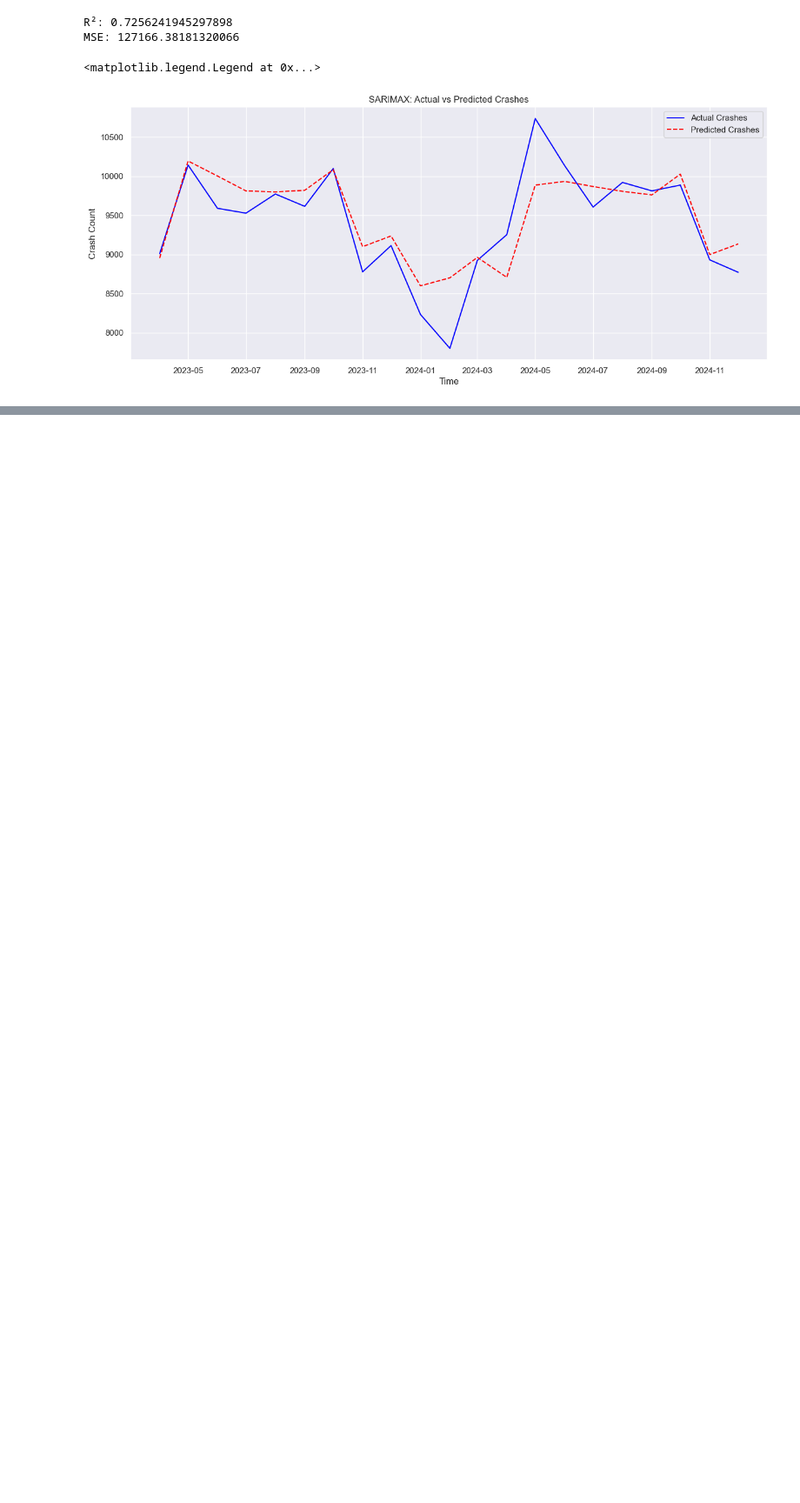
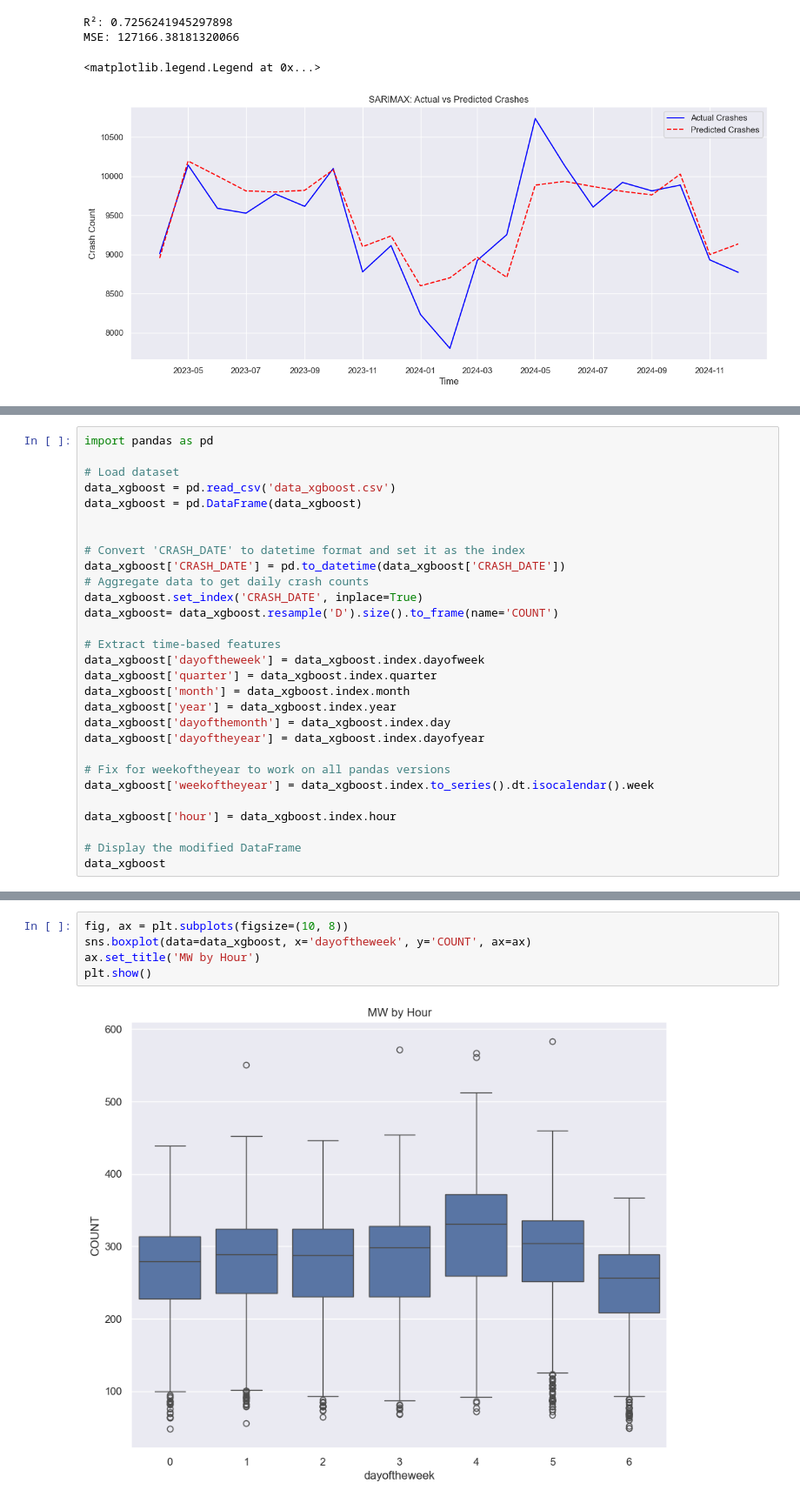
Before and after one commit to Giga1025/Optimal_Time_series_forecastings, a Jupyter notebook: predictions.ipynb, the cells around one changed output, grey strips where cells are left out. Shown at 87% size. Drawn from its saved outputs; the diff is of its cells as text; blank space fills up the shorter version.

```diff
--- a/predictions.ipynb
+++ b/predictions.ipynb
@@ -622,0 +628,29 @@ MSE: 127166.38181320066
+# %%
+import pandas as pd
+
+# Load dataset
+data_xgboost = pd.read_csv('data_xgboost.csv')
+data_xgboost = pd.DataFrame(data_xgboost)
+
+
+# Convert 'CRASH_DATE' to datetime format and set it as the index
+data_xgboost['CRASH_DATE'] = pd.to_datetime(data_xgboost['CRASH_DATE'])
+# Aggregate data to get daily crash counts
+data_xgboost.set_index('CRASH_DATE', inplace=True)
+data_xgboost= data_xgboost.resample('D').size().to_frame(name='COUNT')
+
+# Extract time-based features
+data_xgboost['dayoftheweek'] = data_xgboost.index.dayofweek
+data_xgboost['quarter'] = data_xgboost.index.quarter
+data_xgboost['month'] = data_xgboost.index.month
+data_xgboost['year'] = data_xgboost.index.year
+data_xgboost['dayofthemonth'] = data_xgboost.index.day
+data_xgboost['dayoftheyear'] = data_xgboost.index.dayofyear
+
+# Fix for weekoftheyear to work on all pandas versions
+data_xgboost['weekoftheyear'] = data_xgboost.index.to_series().dt.isocalendar().week
+
+data_xgboost['hour'] = data_xgboost.index.hour
+
+# Display the modified DataFrame
+data_xgboost
@@ -622,0 +693,7 @@ MSE: 127166.38181320066
+# %%
+fig, ax = plt.subplots(figsize=(10, 8))
+sns.boxplot(data=data_xgboost, x='dayoftheweek', y='COUNT', ax=ax)
+ax.set_title('MW by Hour')
+plt.show()
+# %% [output]
+[figure, added]
```
Also changed, not shown: parts of 10 cells of this notebook.
